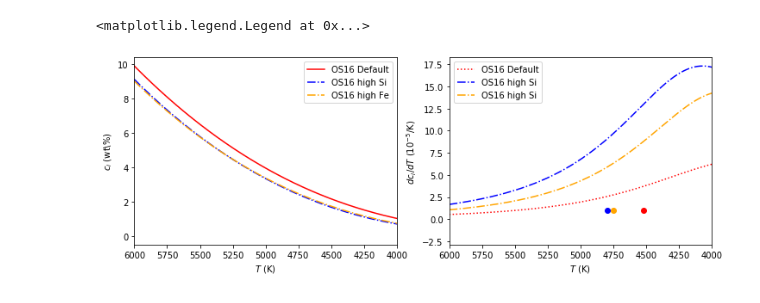
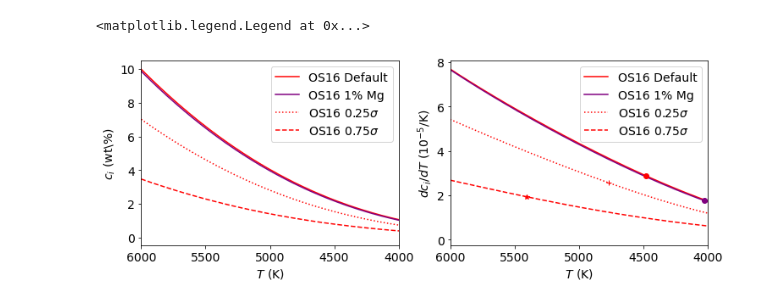
Before and after one commit to scs1cd/precipitation, a Jupyter notebook: OS16_final.ipynb, the cells around one changed output. Drawn from its saved outputs; the diff is of its cells as text; code cells hidden in the pictures.

```diff
--- a/OS16_final.ipynb
+++ b/OS16_final.ipynb
@@ -80,13 +122,0 @@ sol5 = mb.run_massbalance(iM, [Kd_Mg, Kd_O, Kd_Si], Tcmb, var)
-# %%
-# Du et al Table S3
-a_Si_Du, b_Si_Du, c_Si_Du = 0.6,-11700,0.0 # Fischer
-a_O_Du , b_O_Du , c_O_Du  = 0.1,-2200 ,5.0 # Fischer 2015
-
-Kd_Mg      = 10**mb.logKd(a_Mg_OS, b_Mg_OS, c_Mg_OS, Tcmb)
-Kd_O       = 10**mb.logKd(a_O_Du , b_O_Du , c_O_Du , Tcmb)
-Kd_Si      = 10**mb.logKd(a_Si_Du, b_Si_Du, c_Si_Du, Tcmb)
-
-iMFe, iMO, iMSi, iMMg = 79, 19, 5, 4 # Default composition
-iMFeO, iMMgO, iMSiO2  = 28, 50, 5
-iM = [iMFe, iMO, iMSi, iMMg, iMFeO, iMMgO, iMSiO2]
-sol5 = mb.run_massbalance(iM, [Kd_Mg, Kd_O, Kd_Si], Tcmb, var)
@@ -127,27 +123,34 @@ Mant mass fractions of FeO =  16.72 MgO =  22.88 SiO2 =  60.40
 # %%
 fig, ((ax3, ax5)) = plt.subplots(1, 2, figsize=(12,4))
 
 # wt% Mg (element 3)
 ax3.set_xlim([6000,4000])
-#ax3.set_ylim([0,4])       # To compare to the Du plot.
 ax3.set_xlabel("$T$ (K)")
 ax3.set_ylabel("$c_{i}$ (wt\%)")
-ax3.plot(Tcmb, sol1[3][3]*100, color='red'   , label="OS16 Default")
-ax3.plot(Tcmb, sol2[3][3]*100, color='blue'  , label="OS16 high Si",linestyle='-.')
-ax3.plot(Tcmb, sol3[3][3]*100, color='orange', label="OS16 high Fe",linestyle='-.')
+ax3.plot(Tcmb, sol1[3][3]*100 , color='red'   , label="OS16 Default")
+ax3.plot(Tcmb, sol1a[3][3]*100, color='purple', label="OS16 1% Mg")
+ax3.plot(Tcmb, sol4[3][3]*100, color='red'   , label="OS16 $0.25\sigma$",linestyle=':')
+ax3.plot(Tcmb, sol5[3][3]*100, color='red'   , label="OS16 $0.75\sigma$",linestyle='--')
 ax3.legend()
+
+dcdT_test= np.gradient(sol1a[3][3],dT)*1e5
+dcdT_def = np.gradient(sol1[3][3], dT)*1e5
+dcdT_25s = np.gradient(sol4[3][3], dT)*1e5
+dcdT_75s = np.gradient(sol5[3][3], dT)*1e5
 
 # change in MgO conc (element 5)
 ax5.set_xlim([6000,4000])
 ax5.set_xlabel("$T$ (K)")
 ax5.set_ylabel("$dc_{i}/dT$ ($10^{-5}$/K)")
-ax5.plot(Tcmb, np.gradient(sol1[3][5], dT)*1e5 , color='red'   , label="OS16 Default" , linestyle=':')
-ax5.plot(Tcmb, np.gradient(sol2[3][5], dT)*1e5 , color='blue'   , label="OS16 high Si",linestyle='-.')
-ax5.plot(Tcmb, np.gradient(sol3[3][5], dT)*1e5 , color='orange'   , label="OS16 high Si",linestyle='-.')
-ax5.plot(Tcmb[sol1[4]], 1.0   , color='red'   , marker='o')
-ax5.plot(Tcmb[sol2[4]], 1.0   , color='blue'  , marker='o')
-ax5.plot(Tcmb[sol3[4]], 1.0   , color='orange', marker='o')
-ax5.legend(loc=2)
+ax5.plot(Tcmb, dcdT_def , color='red'   , label="OS16 Default" , linestyle='-')
+ax5.plot(Tcmb, dcdT_test, color='purple', label="OS16 1% Mg"   , linestyle='-')
+ax5.plot(Tcmb, dcdT_25s, color='red'   , label="OS16 $0.25\sigma$" , linestyle=':')
+ax5.plot(Tcmb, dcdT_75s, color='red'   , label="OS16 $0.75\sigma$" , linestyle='--')
+ax5.plot(Tcmb[sol1[4][2]] , dcdT_def[sol1[4][2]]   , color='red'   , marker='o')
+ax5.plot(Tcmb[sol1a[4][2]], dcdT_test[sol1a[4][2]] , color='purple'   , marker='o')
+ax5.plot(Tcmb[sol4[4][2]] , dcdT_25s[sol4[4][2]]   , color='red'   , marker='+')
+ax5.plot(Tcmb[sol5[4][2]] , dcdT_75s[sol5[4][2]]   , color='red'   , marker='*')
+ax5.legend()
 # %% [output]
 <matplotlib.legend.Legend at 0x...>
-[figure, old version]
+[figure, new version]
```
Also changed, not shown: parts of 11 cells of this notebook, 27 other files.
